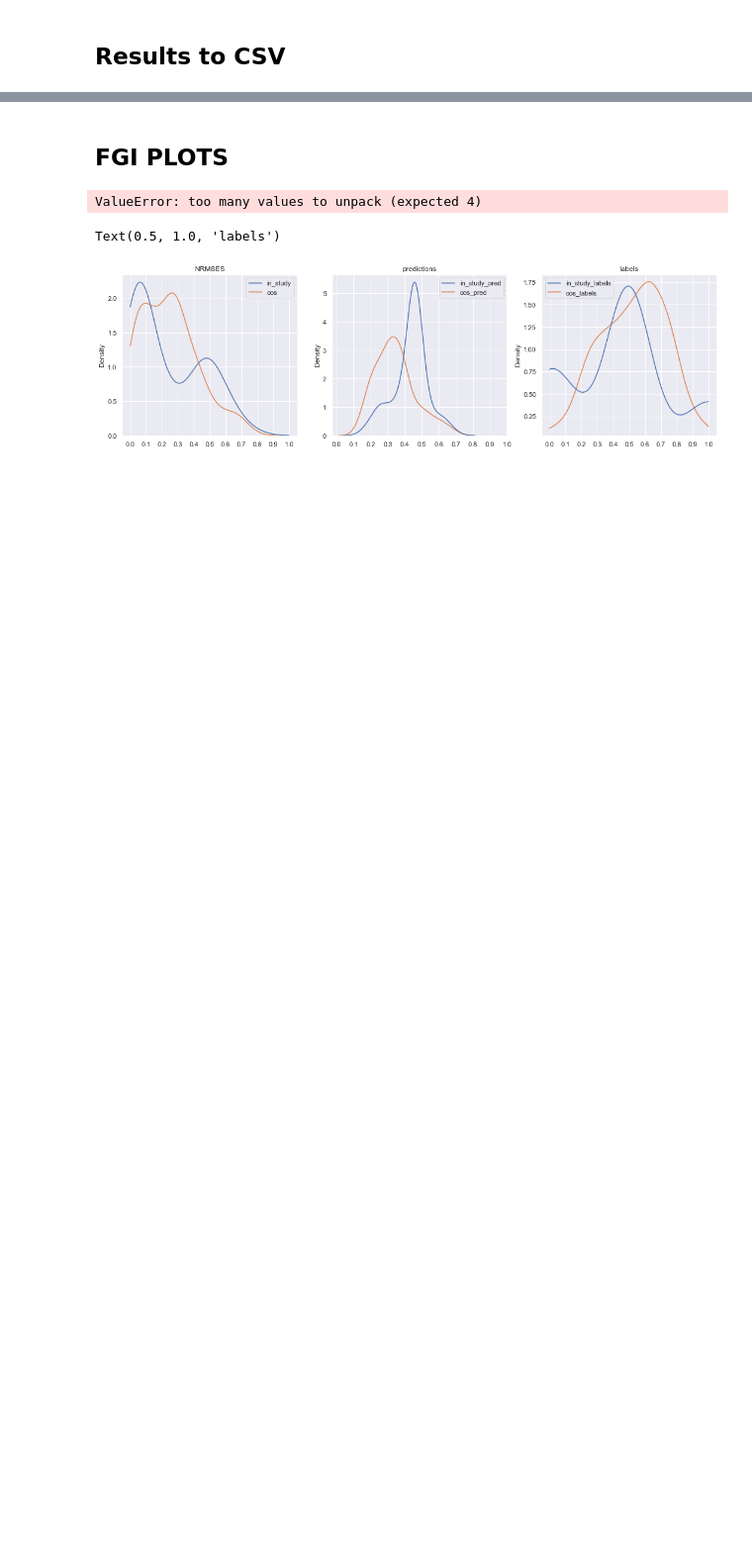
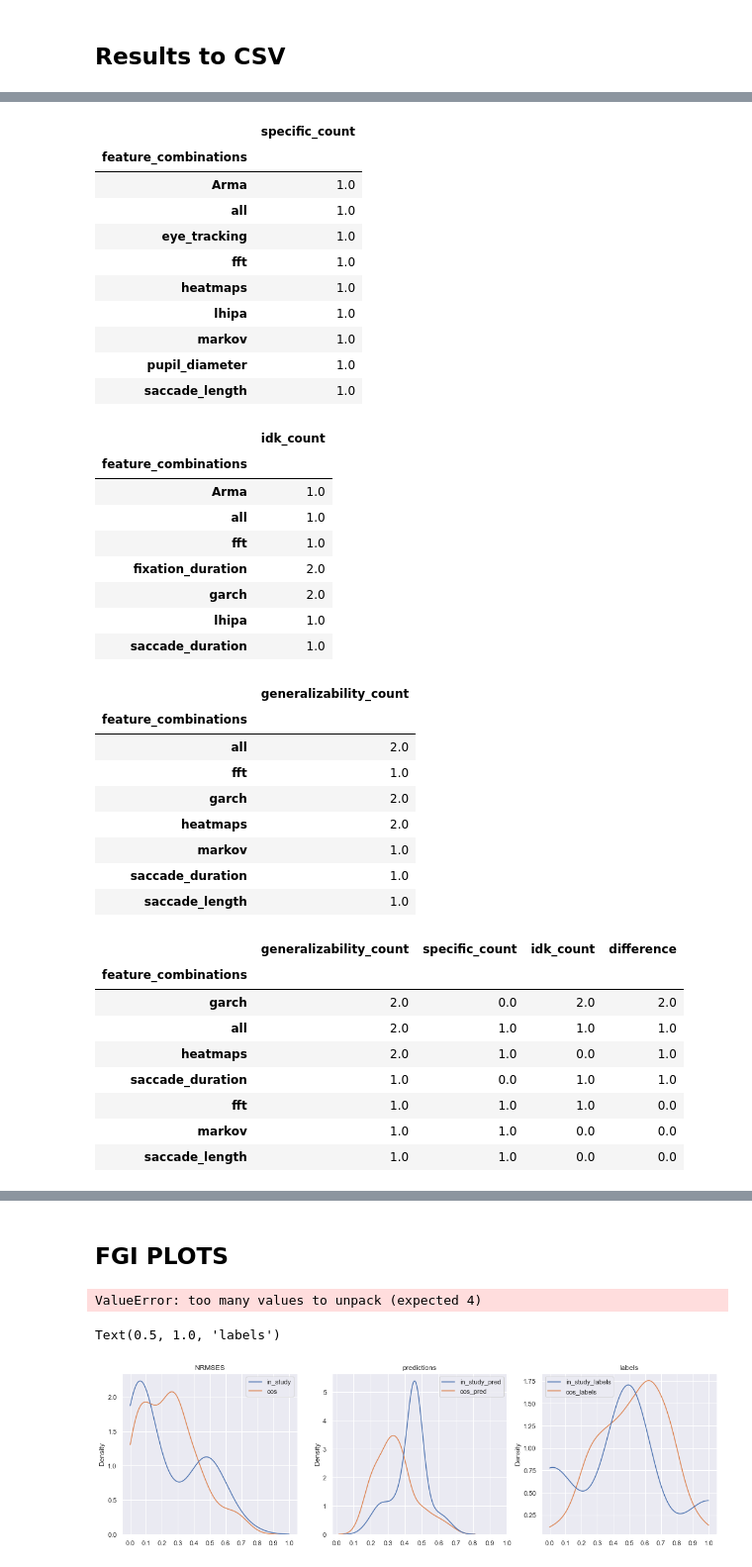
Before and after one commit to s0lvang/ideal-pancake, a Jupyter notebook: misc/notebooks/Analyze Results.ipynb, the cells around one changed output, grey strips where cells are left out. Shown at 99% size. Drawn from its saved outputs; the diff is of its cells as text; code cells hidden in the pictures; blank space fills up the shorter version.

```diff
--- a/misc/notebooks/Analyze Results.ipynb
+++ b/misc/notebooks/Analyze Results.ipynb
@@ -429,0 +448,55 @@ one_to_one_df.groupby(by=["dimensionality_reduction"]).mean().nsmallest(
+# %%
+sorted_pipelines_fgi = (
+    filter_on_baselines(two_to_one_df)
+    .loc[:, ["FGI", "in_study", "feature_combinations", "dimensionality_reduction"]]
+    .sort_values(by="FGI")
+)
+parts = np.array_split(sorted_pipelines_fgi, 3)
+context_specific = parts[2].groupby(by="feature_combinations").agg(specific_count=("FGI", len))
+idk = parts[1].groupby(by="feature_combinations").agg(idk_count=("FGI", len))
+generalizable = parts[0].groupby(by="feature_combinations").agg(generalizability_count=("FGI", len))
+
+
+display(context_specific, idk, generalizable)
+count_table = generalizable.join(context_specific).join(idk).fillna(0)
+count_table["difference"] = count_table["generalizability_count"] - count_table["specific_count"]
+count_table.sort_values(by="difference", ascending=False)
+# %% [output]
+|  | specific_count |
+| feature_combinations |  |
+| Arma | 1.0 |
+| all | 1.0 |
+| eye_tracking | 1.0 |
+| fft | 1.0 |
+| heatmaps | 1.0 |
+| lhipa | 1.0 |
+| markov | 1.0 |
+| pupil_diameter | 1.0 |
+| saccade_length | 1.0 |
+|  | idk_count |
+| feature_combinations |  |
+| Arma | 1.0 |
+| all | 1.0 |
+| fft | 1.0 |
+| fixation_duration | 2.0 |
+| garch | 2.0 |
+| lhipa | 1.0 |
+| saccade_duration | 1.0 |
+|  | generalizability_count |
+| feature_combinations |  |
+| all | 2.0 |
+| fft | 1.0 |
+| garch | 2.0 |
+| heatmaps | 2.0 |
+| markov | 1.0 |
+| saccade_duration | 1.0 |
+| saccade_length | 1.0 |
+|  | generalizability_count | specific_count | idk_count | difference |
+| feature_combinations |  |  |  |  |
+| garch | 2.0 | 0.0 | 2.0 | 2.0 |
+| all | 2.0 | 1.0 | 1.0 | 1.0 |
+| heatmaps | 2.0 | 1.0 | 0.0 | 1.0 |
+| saccade_duration | 1.0 | 0.0 | 1.0 | 1.0 |
+| fft | 1.0 | 1.0 | 1.0 | 0.0 |
+| markov | 1.0 | 1.0 | 0.0 | 0.0 |
+| saccade_length | 1.0 | 1.0 | 0.0 | 0.0 |
```
Also changed, not shown: parts of 22 cells of this notebook, 3 other files.
